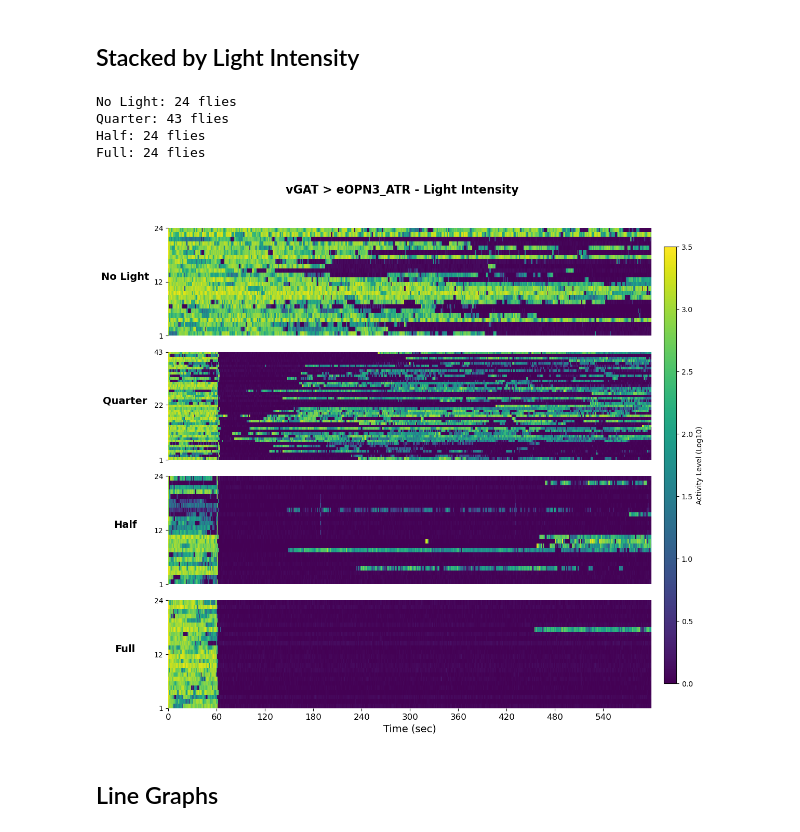
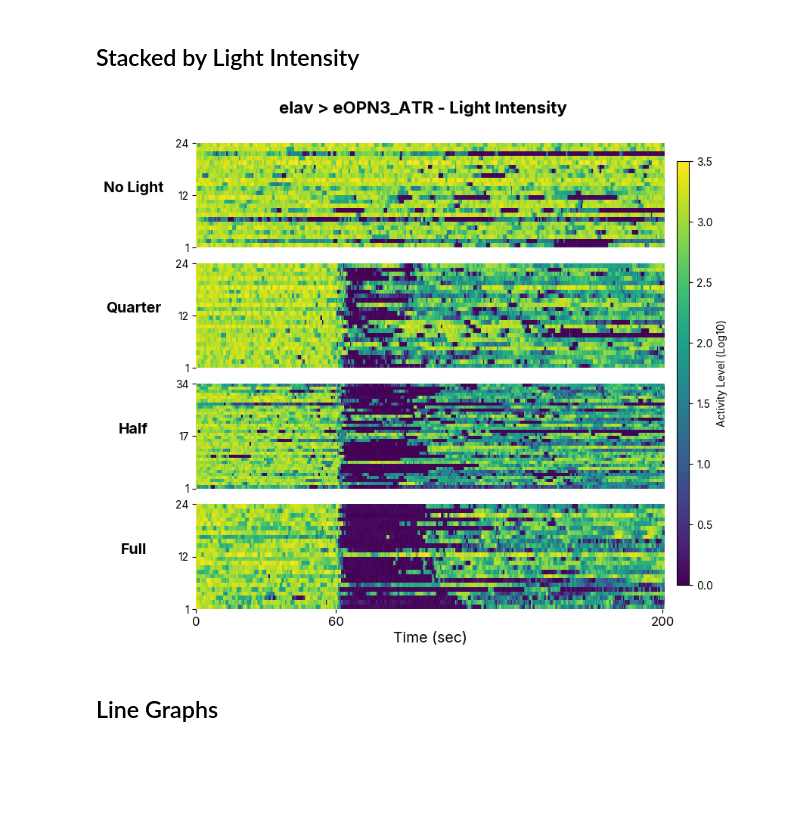
Before and after one commit to lnicole08/TrumelanOPN3, a Jupyter notebook: 3. Stacked plots.ipynb, the cells around one changed output. Drawn from its saved outputs; the diff is of its cells as text; code cells hidden in the pictures; blank space fills up the shorter version.

Commit message:
Changes to stacked plots

```diff
--- a/3. Stacked plots.ipynb
+++ b/3. Stacked plots.ipynb
@@ -29,0 +65,7 @@ metric_to_plot = 'ActivityLevel'
+# %%
+opsin_data = {}
+
+for label, filepath in opsin_files.items():
+    df = pd.read_csv(filepath + "_max" + str(maxtime) + "s.csv").set_index('Time (s)')
+    df = df.iloc[0:(specifictime*2), :]
+    opsin_data[label] = df.filter(regex="^" + metric_to_plot).T.reset_index(drop=True)
@@ -30,6 +126,9 @@ metric_to_plot = 'ActivityLevel'
 # %% [markdown]
 ## Stacked by Illumination Duration
 # %%
+driver = "elav"
+responder = "eOPN3_ATR"
+specifictime = 601
 duration_files = {
     '0s': specifiedpath + driver + " x " + responder + "_0s",
     '5s': specifiedpath + driver + " x " + responder + "_5s",
@@ -37,7 +136,6 @@ duration_files = {
     '60s': specifiedpath + driver + " x " + responder + "_60s",
 }
 
-
 duration_plot_title = driver + " > " + responder + " - Illumination Duration"
 # %%
 duration_data = {}
@@ -48,20 +146,23 @@ for label, filepath in duration_files.items():
     duration_data[label] = df.filter(regex="^" + metric_to_plot).T.reset_index(drop=True)
 # %%
 num_conditions = len(duration_data)
-fig, axes = plt.subplots(num_conditions, 1, figsize=(12, 3*num_conditions), sharex=True)
+fig, axes = plt.subplots(num_conditions, 1, figsize=(8, 2*num_conditions), sharex=True)
 plt.subplots_adjust(hspace=0.15)
+
+metric_to_plot = 'ActivityLevel'
 
 if metric_to_plot == "ActivityLevel":
     scalebar_label = "Activity Level (Log10)"
 elif metric_to_plot == "Speed":
     scalebar_label = "Speed (mm/s)"
 
+vmax_number = 3.5
 for idx, (label, data) in enumerate(duration_data.items()):
     ax = axes[idx]
     num_flies = data.shape[0]
 
     hm = sns.heatmap(data, cmap="viridis", cbar=False, xticklabels=False, yticklabels=False,
-                     vmin=0, vmax=3.5, ax=ax)
+                     vmin=0, vmax=vmax_number, ax=ax)
     quadmesh = ax.collections[0]
     quadmesh.set_rasterized(True)
     quadmesh.set_edgecolor('face')
@@ -79,7 +180,8 @@ for idx, (label, data) in enumerate(duration_data.items()):
 
 
 last_data = list(duration_data.values())[-1]
-tick_times = list(range(0, int(specifictime), int(specifictime/10)))
+# tick_times = list(range(0, int(specifictime), int(specifictime/10)))
+tick_times = [0, 60, 90, 120, specifictime - 1]
 tick_positions = [list(last_data.columns).index(float(t)) for t in tick_times if float(t) in last_data.columns]
 axes[-1].set_xticks(tick_positions)
 axes[-1].set_xticklabels(tick_times, rotation=0, fontsize=12)
@@ -87,7 +189,7 @@ axes[-1].set_xlabel("Time (sec)", fontsize=14)
 
 
 cbar_ax = fig.add_axes([0.92, 0.15, 0.02, 0.7])
-sm = plt.cm.ScalarMappable(cmap="viridis", norm=plt.Normalize(vmin=0, vmax=3.5))
+sm = plt.cm.ScalarMappable(cmap="viridis", norm=plt.Normalize(vmin=0, vmax=vmax_number))
 fig.colorbar(sm, cax=cbar_ax, label=scalebar_label)
 
 fig.suptitle(duration_plot_title, weight="bold", fontsize=16, y=0.95)
@@ -95,7 +197,6 @@ fig.suptitle(duration_plot_title, weight="bold", fontsize=16, y=0.95)
 mpl.rcParams['svg.fonttype'] = 'none'
 fig.patch.set_facecolor('white')
 
-# plt.savefig(homecomp + "\\ACC Lab Dropbox\\ACC Lab\\Nicole Lee\\eOPN3 manuscript\\Data compilation\\Trumelan\\Trumelan images\\"
-#             + "Stacked_duration_" + driver + "_" + responder + ".svg",
-#             dpi=300, bbox_inches='tight', format='svg', facecolor='white', transparent=False)
+plt.savefig(homecomp + "\\ACC Lab Dropbox\\ACC Lab\\Nicole Lee\\eOPN3 manuscript\\Data compilation\\Trumelan\\Trumelan images\\"
+            + metric_to_plot + "_" + driver + "_" + responder + ".svg", bbox_inches='tight')
 # %% [output]
@@ -103,6 +204,8 @@ fig.patch.set_facecolor('white')
 # %% [markdown]
 ## Stacked by Light Intensity
 # %%
+specifictime = 201
+
 intensity_files = {
     'No Light': specifiedpath + driver + " x " + responder + "_0s",
     'Quarter': specifiedpath + driver + " x " + responder + "_quarter_5s",
@@ -118,64 +221,57 @@ for label, filepath in intensity_files.items():
     df = pd.read_csv(filepath + "_max" + str(maxtime) + "s.csv").set_index('Time (s)')
     df = df.iloc[0:(specifictime*2), :]  # trim to specifictime
     intensity_data[label] = df.filter(regex="^" + metric_to_plot).T.reset_index(drop=True)
-    print(f"{label}: {intensity_data[label].shape[0]} flies")
-# %% [output]
-No Light: 24 flies
-Quarter: 43 flies
-Half: 24 flies
-Full: 24 flies
 # %%
 num_conditions = len(intensity_data)
-fig, axes = plt.subplots(num_conditions, 1, figsize=(12, 3*num_conditions), sharex=True)
+fig, axes = plt.subplots(num_conditions, 1, figsize=(8, 2*num_conditions), sharex=True)
 plt.subplots_adjust(hspace=0.15)
 
 if metric_to_plot == "ActivityLevel":
     scalebar_label = "Activity Level (Log10)"
 elif metric_to_plot == "Speed":
     scalebar_label = "Speed (mm/s)"
-
+vmax_number = 3.5
 for idx, (label, data) in enumerate(intensity_data.items()):
     ax = axes[idx]
     num_flies = data.shape[0]
 
     hm = sns.heatmap(data, cmap="viridis", cbar=False, xticklabels=False, yticklabels=False,
-                     vmin=0, vmax=3.5, ax=ax)
+                     vmin=0, vmax=vmax_number, ax=ax)
     quadmesh = ax.collections[0]
     quadmesh.set_rasterized(True)
     quadmesh.set_edgecolor('face')
     quadmesh.set_linewidth(0)
 
     ax.set_ylabel(label, rotation=0, labelpad=40, fontsize=14, weight='bold')
     ax.set_yticks([0, num_flies//2, num_flies])
     ticklabels = [num_flies, (num_flies+1)//2, 1]
     ax.set_yticklabels(ticklabels, fontsize=10)
 
     if idx < num_conditions - 1:
         ax.tick_params(axis='x', bottom=False)
         ax.set_xlabel('')
     ax.patch.set_facecolor('white')
 
 last_data = list(intensity_data.values())[-1]
-tick_times = list(range(0, int(specifictime), int(specifictime/10)))
+# tick_times = list(range(20, int(specifictime), int(specifictime/10)))
+tick_times = [0, 60, specifictime - 1]
 tick_positions = [list(last_data.columns).index(float(t)) for t in tick_times if float(t) in last_data.columns]
 axes[-1].set_xticks(tick_positions)
 axes[-1].set_xticklabels(tick_times, rotation=0, fontsize=12)
 axes[-1].set_xlabel("Time (sec)", fontsize=14)
 
 cbar_ax = fig.add_axes([0.92, 0.15, 0.02, 0.7])
-sm = plt.cm.ScalarMappable(cmap="viridis", norm=plt.Normalize(vmin=0, vmax=3.5))
+sm = plt.cm.ScalarMappable(cmap="viridis", norm=plt.Normalize(vmin=0, vmax=vmax_number))
 fig.colorbar(sm, cax=cbar_ax, label=scalebar_label)
 
 fig.suptitle(intensity_plot_title, weight="bold", fontsize=16, y=0.95)
 
 mpl.rcParams['svg.fonttype'] = 'none'
 fig.patch.set_facecolor('white')
 
-# plt.savefig(homecomp + "\\ACC Lab Dropbox\\ACC Lab\\Nicole Lee\\eOPN3 manuscript\\Data compilation\\Trumelan\\Trumelan images\\"
-#             + "Stacked_intensity_" + driver + "_" + responder + ".svg",
-#             dpi=300, bbox_inches='tight', format='svg', facecolor='white', transparent=False)
+plt.savefig(homecomp + "\\ACC Lab Dropbox\\ACC Lab\\Nicole Lee\\eOPN3 manuscript\\Data compilation\\Trumelan\\Trumelan images\\light_intensity_speed" + driver + "_" + responder + ".svg", bbox_inches='tight')
 # %% [output]
-[figure, old version]
+[figure, new version]
 # %% [markdown]
 ## Line Graphs
 # %%
```
Also changed, not shown: parts of 28 cells of this notebook.
